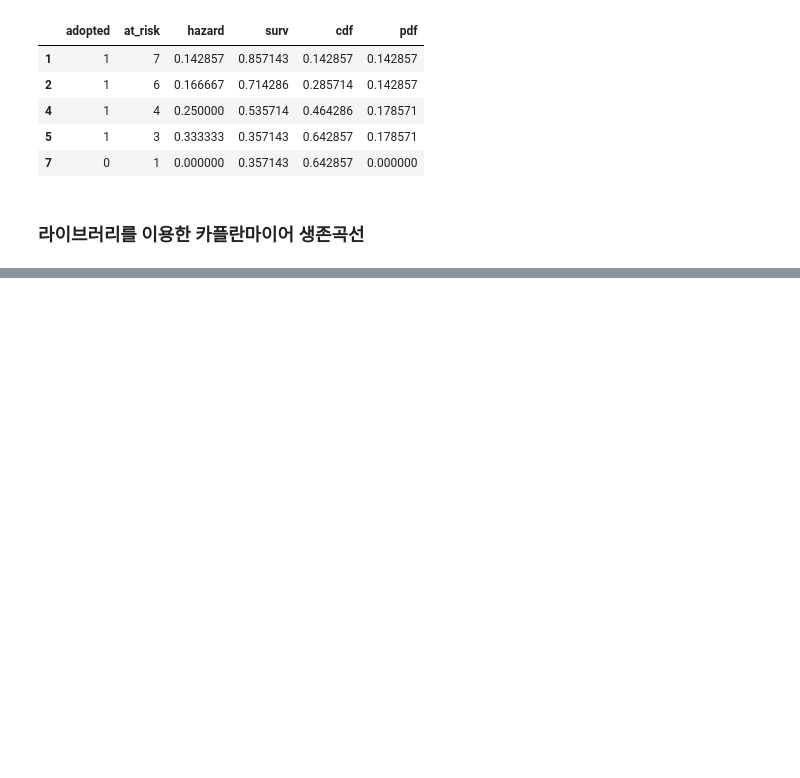
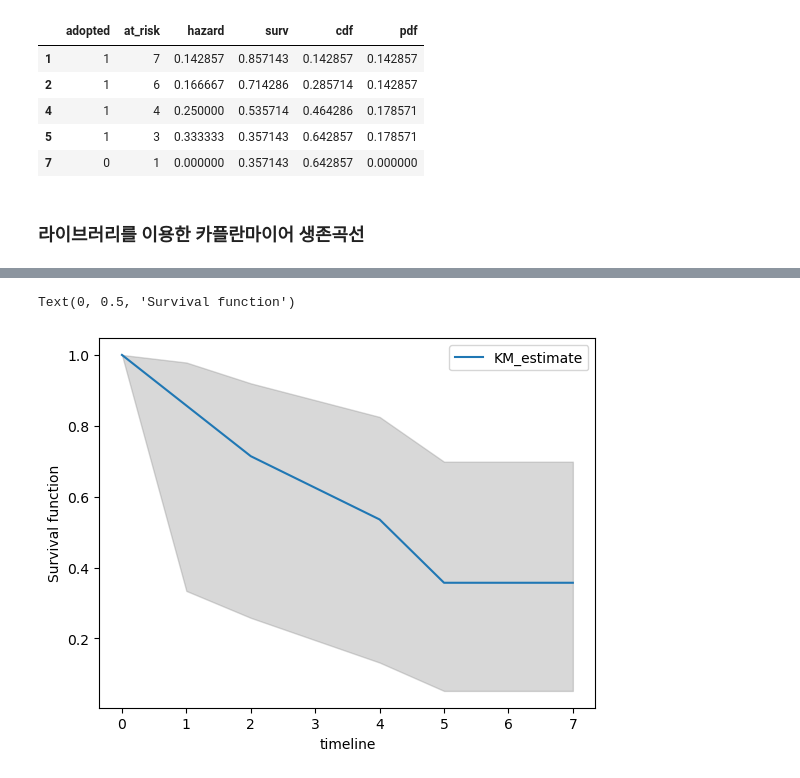
Before and after one commit to skadudd/adDev, a Jupyter notebook: DA_study/ml_basic/survivor_KM.ipynb, the cells around one changed output, grey strips where cells are left out. Saved outputs shown, nothing was run; the diff lists cells and outputs as text; code cells hidden in the pictures; blank space fills up the shorter version.

```diff
--- a/DA_study/ml_basic/survivor_KM.ipynb
+++ b/DA_study/ml_basic/survivor_KM.ipynb
@@ -207,4 +207,4 @@ df
 ### 라이브러리를 이용한 카플란마이어 생존곡선
 # %%
 from lifelines import KaplanMeierFitter
-kmf = KaplanMeierFiter()
+kmf = KaplanMeierFitter()
@@ -212,0 +211,5 @@ ModuleNotFoundError: No module named 'lifelines'
+# %%
+T = shifted['end']
+E = shifted['status']
+# %%
+kmf.fit(T,E)
@@ -212,0 +231,3 @@ ModuleNotFoundError: No module named 'lifelines'
+# %%
+ci = kmf.confidence_interval_survival_function_
+ci
@@ -212,0 +242,9 @@ ModuleNotFoundError: No module named 'lifelines'
+# %%
+ts = ci.index
+low, high = np.transpose(ci.values)
+plt.fill_between(ts,low,high,color='grey',alpha=0.3)
+kmf.survival_function_.plot(ax=plt.gca())
+plt.ylabel('Survival function')
+# %% [output]
+Text(0, 0.5, 'Survival function')
+[figure, added]
```
Also changed, not shown: parts of 5 cells of this notebook.
